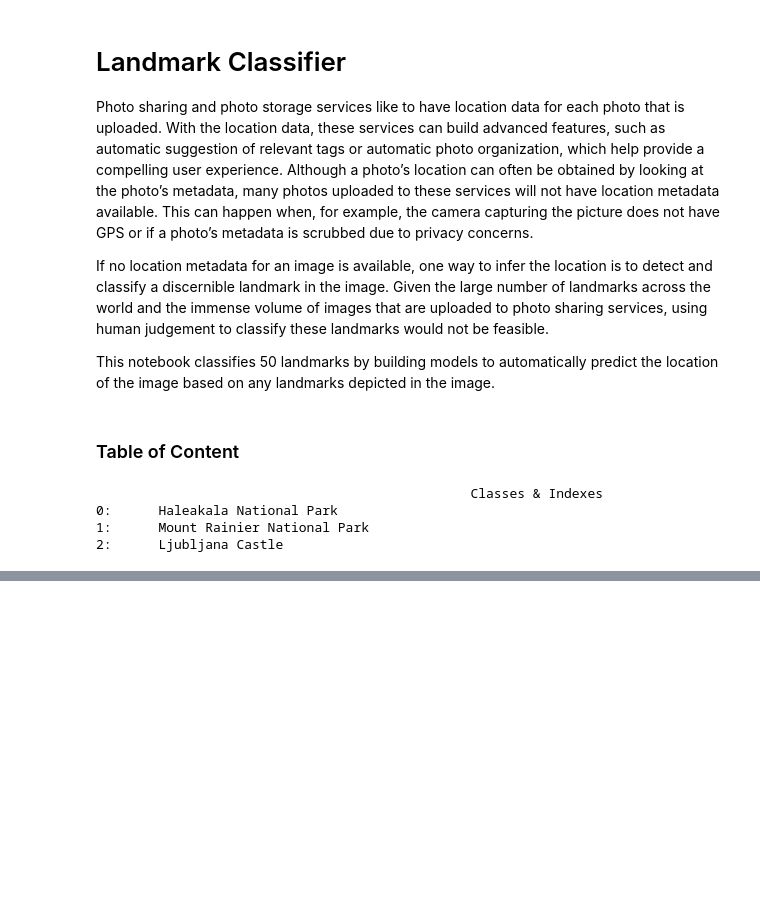
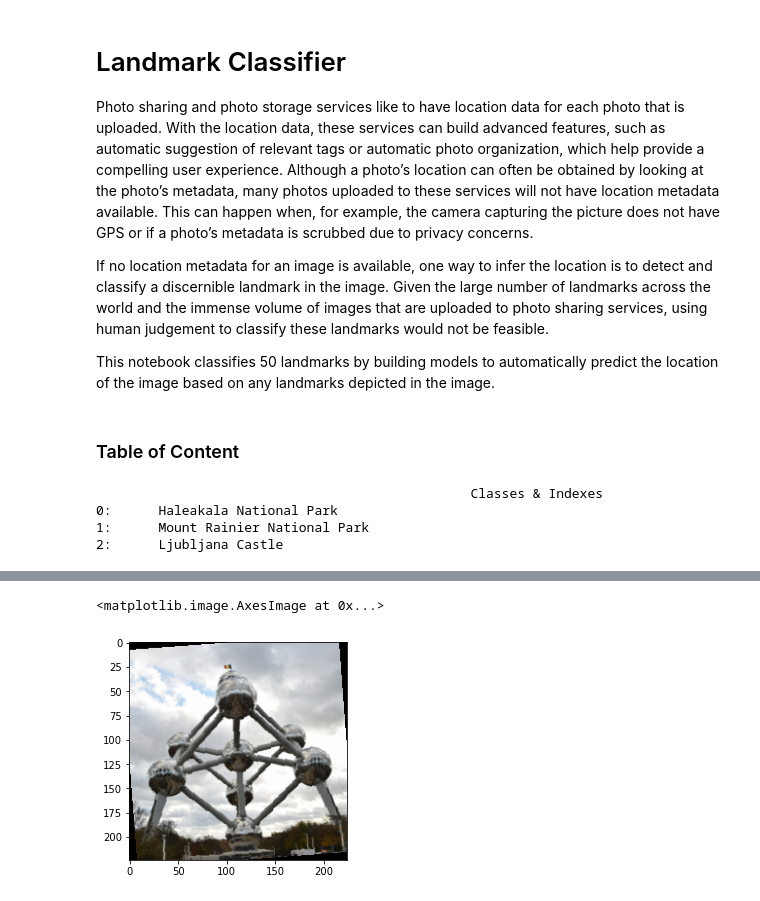
Before and after one commit to dissagaliyeva/landmark_classifier, a Jupyter notebook: notebook.ipynb, the cells around one changed output, grey strips where cells are left out. Drawn from its saved outputs; the diff is of its cells as text; code cells hidden in the pictures; blank space fills up the shorter version.

```diff
--- a/notebook.ipynb
+++ b/notebook.ipynb
@@ -50,0 +197,13 @@ TypeError: forward() got an unexpected keyword argument 'image'
+# %%
+# plt.imshow(np.clip((img[0][0] * std[:, None, None] + mean[:, None, None]).permute(1, 2, 0))
+img = next(iter(train_loader))
+mean = np.array([0.485, 0.456, 0.406])
+std = np.array([0.229, 0.224, 0.225])
+
+img = img[0][0] * std[:, None, None] + mean[:, None, None]
+# Clip the image pixel values
+img = np.clip(img, 0, 1)
+plt.imshow(np.transpose(img.numpy(), (1, 2, 0)))
+# %% [output]
+<matplotlib.image.AxesImage at 0x...>
+[figure, added]
```
Also changed, not shown: parts of 15 cells of this notebook, 2 other files.
